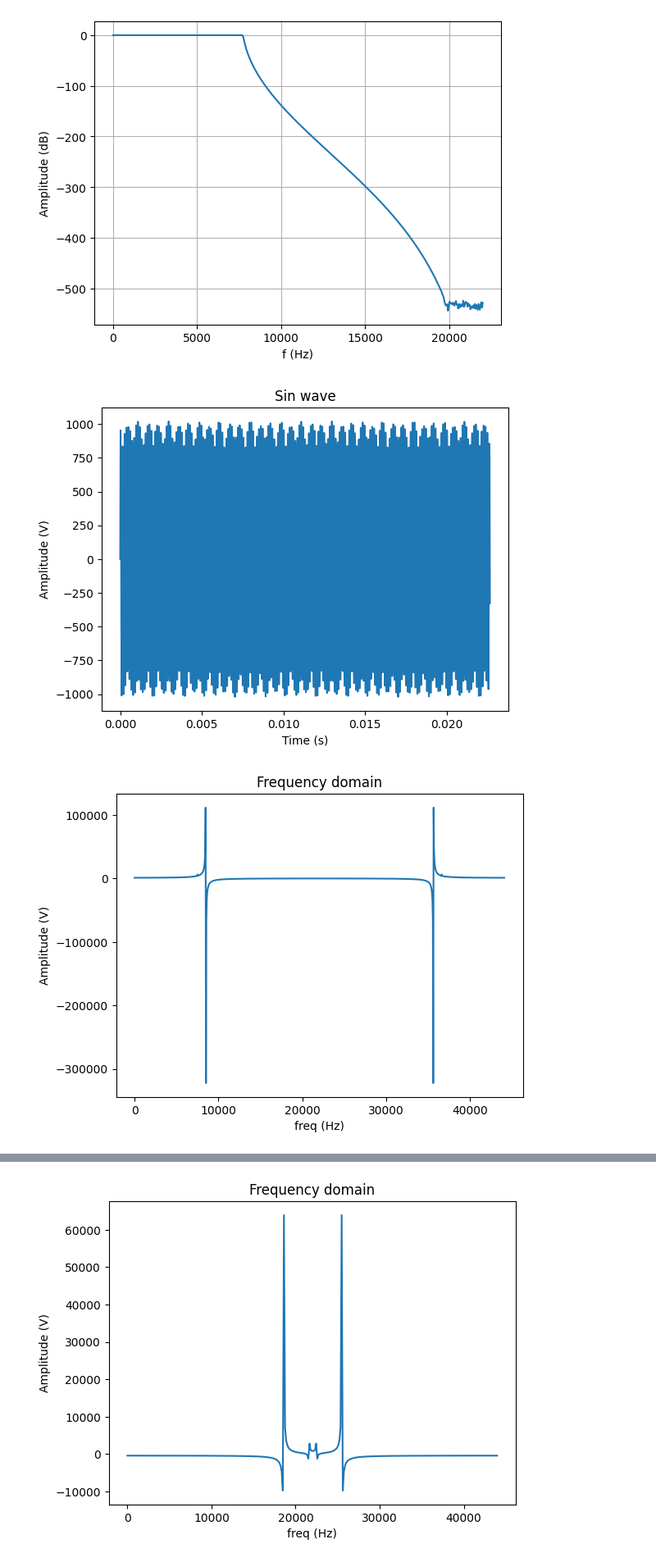
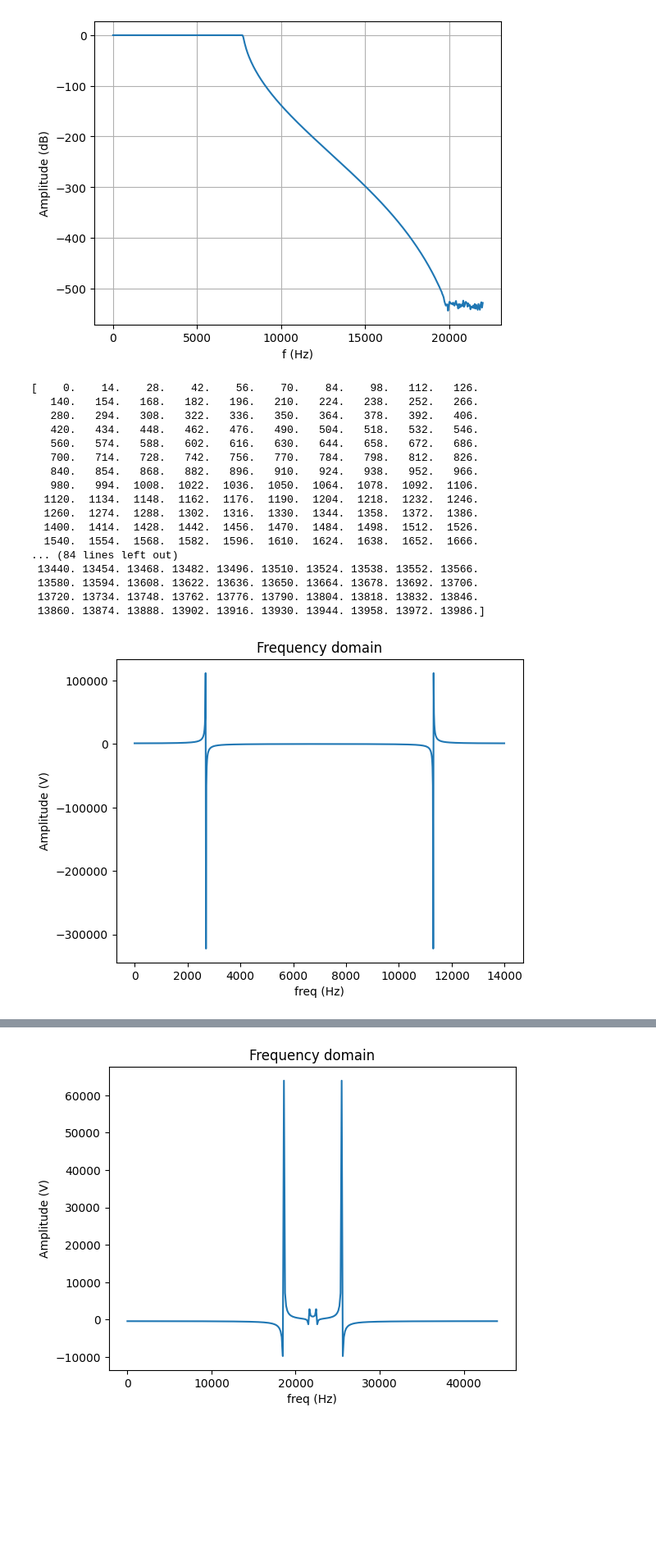
Before and after one commit to PizzaManStarted/projet_signal, a Jupyter notebook: code.ipynb, the cells around one changed output, grey strips where cells are left out. Shown at 82% size. Cells and saved outputs as stored; diff of their text form; code cells hidden in the pictures; blank space fills up the shorter version.

```diff
--- a/code.ipynb
+++ b/code.ipynb
@@ -291,32 +298,52 @@ plot_filter(B_cheby, A_cheby, 44100)
 # %%
 t, sin_samples = create_sine_wave(8500, 1000, 44100, 1000)
 t, sin_samples2 = create_sine_wave(7500, 20, 44100, 1000)
 
 
-sin_samples = sin_samples + sin_samples2
-plot_sin(t, sin_samples)
+#sin_samples = sin_samples + sin_samples2
+#plot_sin(t, sin_samples)
 #plot_sin(t, 20 * np.log10(np.abs(sin_samples)))
 
 def plot_freq_domain(data, multiple_list: bool = False, labels = [], Fs=44100):
     N_data = len(data[0]) if multiple_list else len(data)
-    fstep = Fs / N_data
+    fstep = 44100 / N_data
 
     f = np.linspace(0, (N_data - 1) * fstep, N_data)
+    print(f)
 
     datas_freq = []
     if multiple_list:
         for data_l in data:
             datas_freq.append(np.fft.fft(data_l))
     else:
         datas_freq = [np.fft.fft(data)]
 
     simple_plot(datas_freq, f, "Frequency domain", "freq (Hz)", "Amplitude (V)", labels=labels)
 
 
 plot_freq_domain(sin_samples)
+# plt.plot(sin_samples)
+# plt.plot(lfilter(B_cheby, A_cheby, sin_samples))
+#plt.plot(lfilter(B_caueur, A_caueur, sin_samples))
 # %% [output]
+[    0.    14.    28.    42.    56.    70.    84.    98.   112.   126.
+   140.   154.   168.   182.   196.   210.   224.   238.   252.   266.
+   280.   294.   308.   322.   336.   350.   364.   378.   392.   406.
+   420.   434.   448.   462.   476.   490.   504.   518.   532.   546.
+   560.   574.   588.   602.   616.   630.   644.   658.   672.   686.
+   700.   714.   728.   742.   756.   770.   784.   798.   812.   826.
+   840.   854.   868.   882.   896.   910.   924.   938.   952.   966.
+   980.   994.  1008.  1022.  1036.  1050.  1064.  1078.  1092.  1106.
+  1120.  1134.  1148.  1162.  1176.  1190.  1204.  1218.  1232.  1246.
+  1260.  1274.  1288.  1302.  1316.  1330.  1344.  1358.  1372.  1386.
+  1400.  1414.  1428.  1442.  1456.  1470.  1484.  1498.  1512.  1526.
+  1540.  1554.  1568.  1582.  1596.  1610.  1624.  1638.  1652.  1666.
+... (84 lines left out)
+ 13440. 13454. 13468. 13482. 13496. 13510. 13524. 13538. 13552. 13566.
+ 13580. 13594. 13608. 13622. 13636. 13650. 13664. 13678. 13692. 13706.
+ 13720. 13734. 13748. 13762. 13776. 13790. 13804. 13818. 13832. 13846.
+ 13860. 13874. 13888. 13902. 13916. 13930. 13944. 13958. 13972. 13986.]
-[figure, old version]
+[figure, new version]
-[figure, removed]
 # %%
 # Let's apply the filter to our function
 
```
Also changed, not shown: parts of 2 cells of this notebook.
